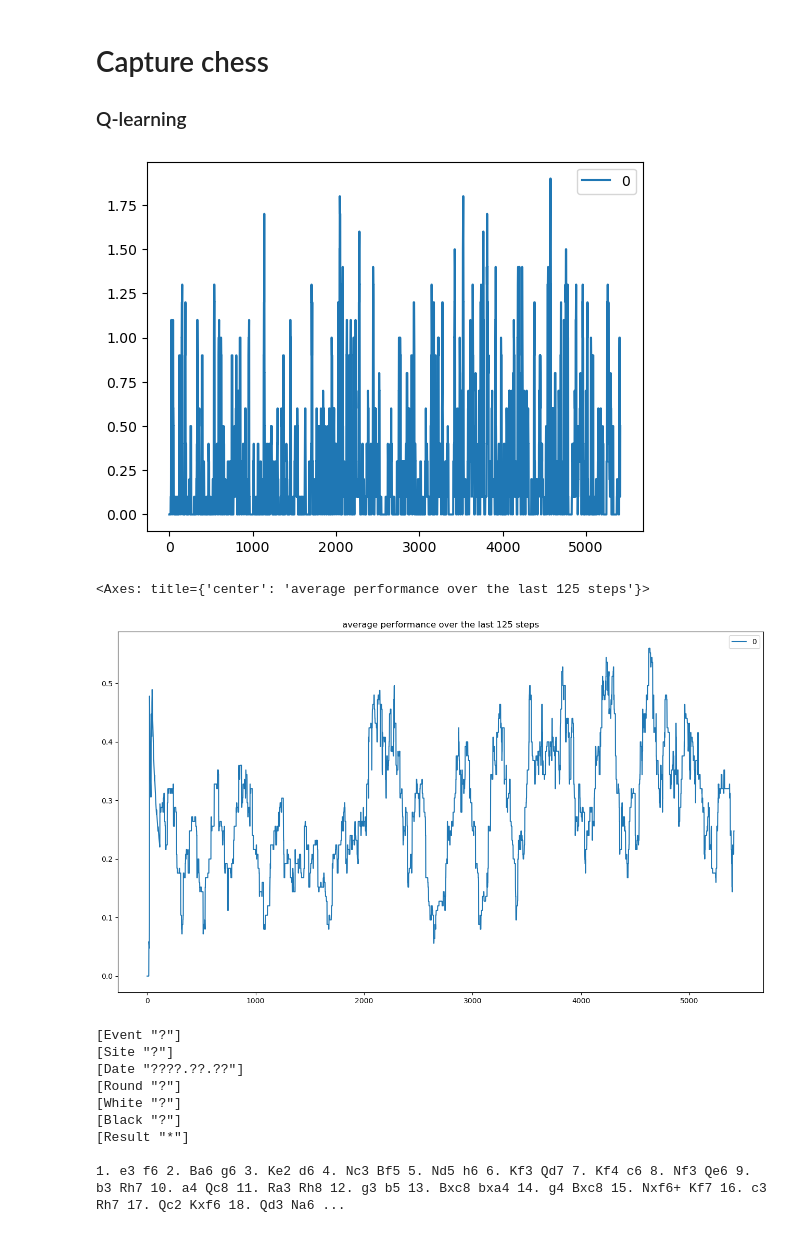
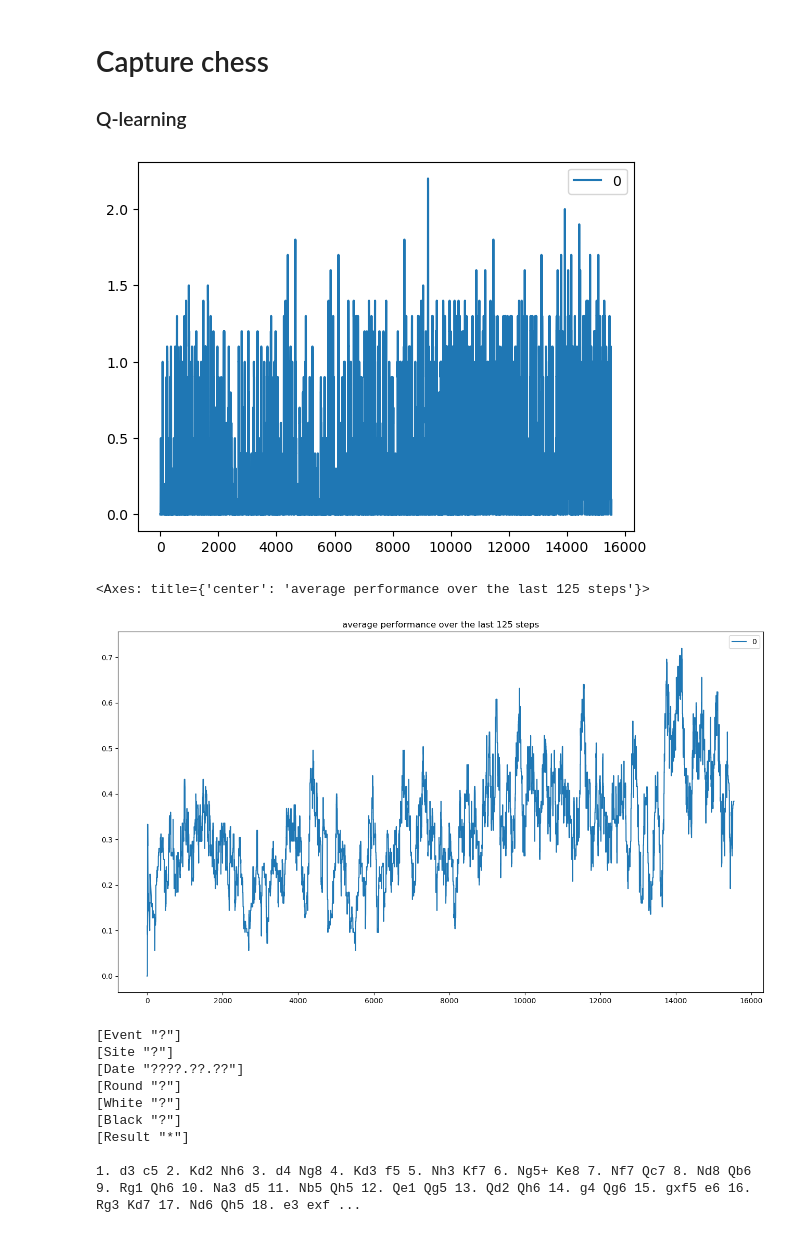
Before and after one commit to valinsogna/ReinForceMate, a Jupyter notebook: run_keras.ipynb, the cells around one changed output. Cells and saved outputs as stored; diff of their text form; code cells hidden in the pictures.

```diff
--- a/run_keras.ipynb
+++ b/run_keras.ipynb
@@ -10,12 +10,12 @@ import matplotlib.pyplot as plt
 ### Q-learning
 # %%
 board = Board()
-agent = Agent(network='linear',gamma=0.1,lr=0.07)
+agent = Agent(network='linear',gamma=0.5,lr=0.07)
 R = Q_learning(agent,board)
 # %%
-game = R.learn(200)
+game = R.learn(600)
 # %% [output]
-[figure, old version]
+[figure, new version]
 # %%
 new_pgn = open("game.pgn", "w", encoding="utf-8")
 # %%
@@ -24,7 +24,7 @@ reward_smooth = pd.DataFrame(R.reward_trace)
 reward_smooth.rolling(window=125,min_periods=0).mean().plot(figsize=(16,9),title='average performance over the last 125 steps')
 # %% [output]
 <Axes: title={'center': 'average performance over the last 125 steps'}>
-[figure, old version]
+[figure, new version]
 # %%
 print(game)
 # %% [output]
@@ -36,7 +36,7 @@ print(game)
 [Black "?"]
 [Result "*"]
 
-1. e3 f6 2. Ba6 g6 3. Ke2 d6 4. Nc3 Bf5 5. Nd5 h6 6. Kf3 Qd7 7. Kf4 c6 8. Nf3 Qe6 9. b3 Rh7 10. a4 Qc8 11. Ra3 Rh8 12. g3 b5 13. Bxc8 bxa4 14. g4 Bxc8 15. Nxf6+ Kf7 16. c3 Rh7 17. Qc2 Kxf6 18. Qd3 Na6 ...
+1. d3 c5 2. Kd2 Nh6 3. d4 Ng8 4. Kd3 f5 5. Nh3 Kf7 6. Ng5+ Ke8 7. Nf7 Qc7 8. Nd8 Qb6 9. Rg1 Qh6 10. Na3 d5 11. Nb5 Qh5 12. Qe1 Qg5 13. Qd2 Qh6 14. g4 Qg6 15. gxf5 e6 16. Rg3 Kd7 17. Nd6 Qh5 18. e3 exf ...
 # %%
 board.reset()
 bl = board.layer_board
```
Also changed, not shown: parts of 6 cells of this notebook, 1 other file.
